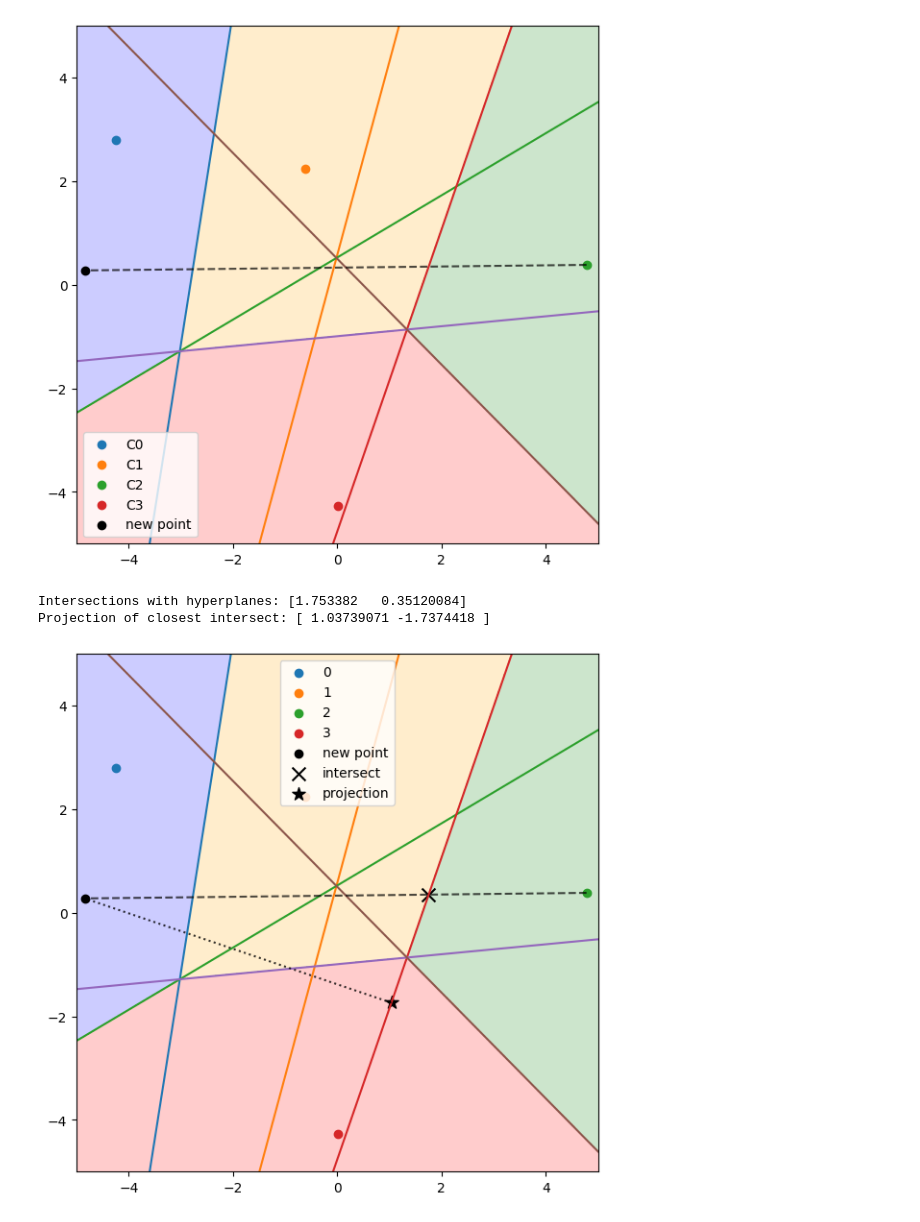
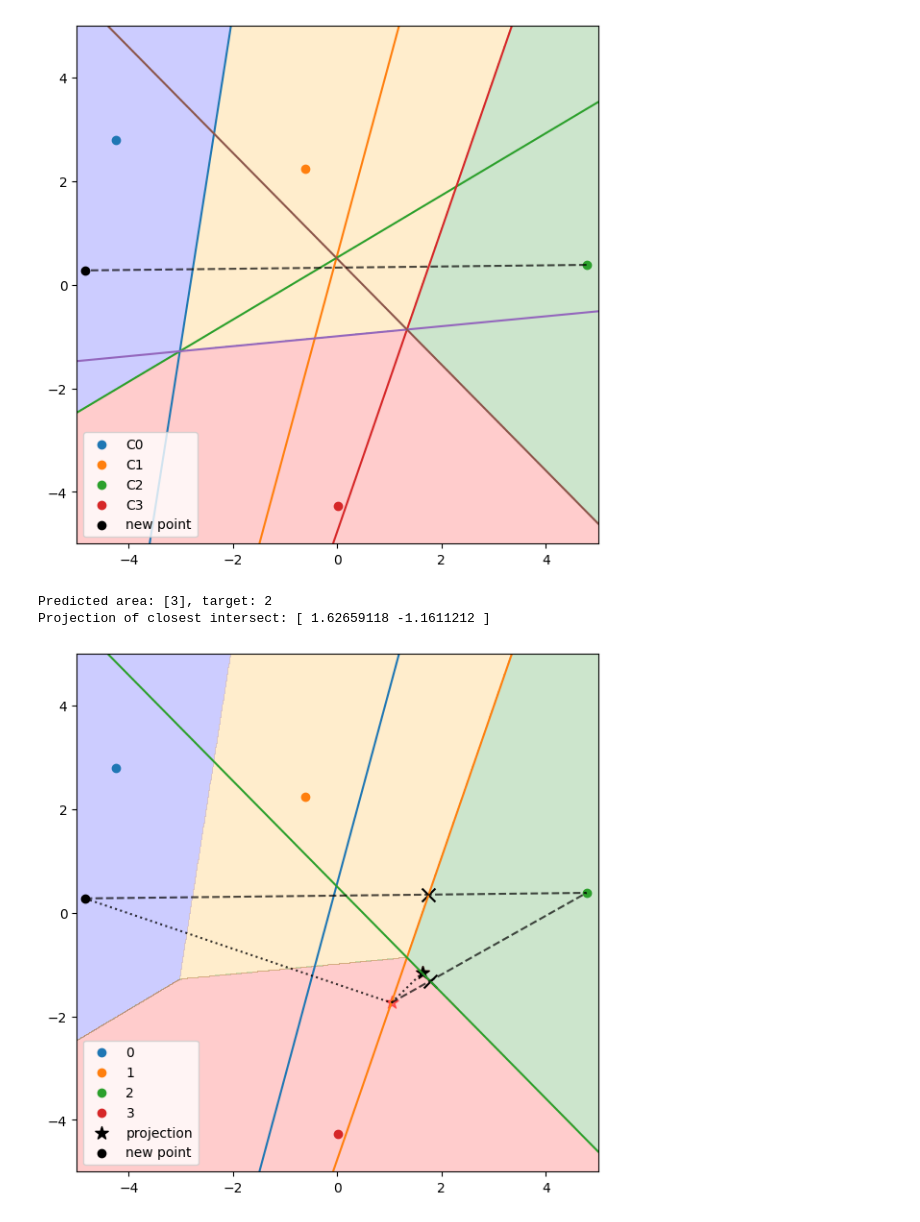
Before and after one commit to IOHprofiler/ModularCMAES, a Jupyter notebook: projection.ipynb, the cells around one changed output. Drawn from its saved outputs; the diff is of its cells as text; code cells hidden in the pictures.

Commit message:
fix issue where points required further correction

```diff
--- a/projection.ipynb
+++ b/projection.ipynb
@@ -84,33 +87,37 @@ def ortho_projection(centroid: np.ndarray, coefs, point: np.ndarray, bool):
 # %%
+intersections_plot, projections_plot = [], [point]
 target = 2
 coefs = extract_svm_coefs(svm, range(n), target)
 target_centroid = centroids[target]
-intersections = ortho_projection(target_centroid, coefs, point, True)
-pj = ortho_projection(target_centroid, coefs, point, False)
-print(f"Intersections with hyperplanes: {intersections}")
+pj = ortho_projection(target_centroid, point, coefs, target, svm)
+print(f"Predicted area: {svm.predict([pj])}, target: {target}")
 print(f"Projection of closest intersect: {pj}")
 # %% [output]
-Intersections with hyperplanes: [1.753382   0.35120084]
-Projection of closest intersect: [ 1.03739071 -1.7374418 ]
+Predicted area: [3], target: 2
+Projection of closest intersect: [ 1.62659118 -1.1611212 ]
 # %%
 fig, ax = plt.subplots(1, 1, figsize=(7, 7))
 colors = ['blue', 'orange', 'green', 'red']
 ax.contourf(xx, yy, Z, levels=[-1,0,1,2,3], colors=colors, alpha=.2)
 for i, c in enumerate(centroids):
     ax.scatter(c[0], c[1], label=i)
-for coef, intercept, i in zip(svm.coef_, svm.intercept_, range(len(svm.intercept_))):
+for coef, intercept in coefs:
     a = -coef[0] / coef[1]
     x = np.linspace(-6,6)
     y = a*x - intercept / coef[1]
     ax.plot(x, y)
+for i, intersects in enumerate(intersections_plot):
+    ax.scatter(intersects[0], intersects[1], marker='x', color='black', s=100)
+for i, projs in enumerate(projections_plot):
+    if i != len(projections_plot)-1:
+        ax.plot([projs[0], centroids[2][0]], [projs[1], centroids[2][1]], linestyle='dashed', color='black', alpha=.7)
+        ax.plot([projs[0], projections_plot[i+1][0]], [projs[1], projections_plot[i+1][1]], linestyle='dotted', color='black', alpha=.8)
+    ax.scatter(projs[0], projs[1], marker='*' if i!=0 else'.', color='red', alpha=.5, s=100)
+ax.scatter(pj[0], pj[1], label="projection", marker='*', color='black', s=100)
 ax.scatter(point[0], point[1], color='black', label="new point")
-ax.plot([centroids[2][0], point[0]], [centroids[2][1], point[1]], color='black', linestyle='dashed', alpha=.7)
-ax.scatter(intersections[0], intersections[1], label="intersect", marker='x', color='black', s=100)
-ax.scatter(pj[0], pj[1], label="projection", marker='*', color='black', s=100)
-ax.plot([pj[0], point[0]], [pj[1], point[1]], linestyle='dotted', color='black', alpha=.8)
 ax.set_xlim(-5, 5)
 ax.set_ylim(-5, 5)
 ax.legend()
 plt.show()
 # %% [output]
-[figure, old version]
+[figure, new version]
```
Also changed, not shown: parts of 2 cells of this notebook, 2 other files.
